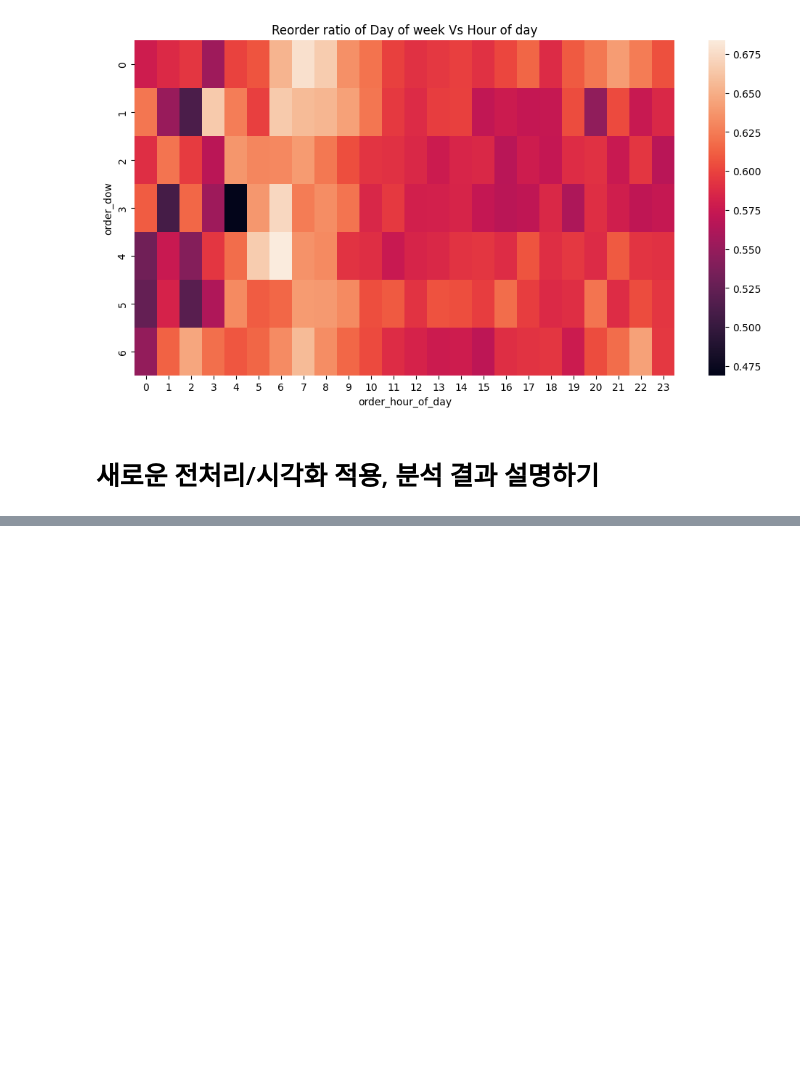
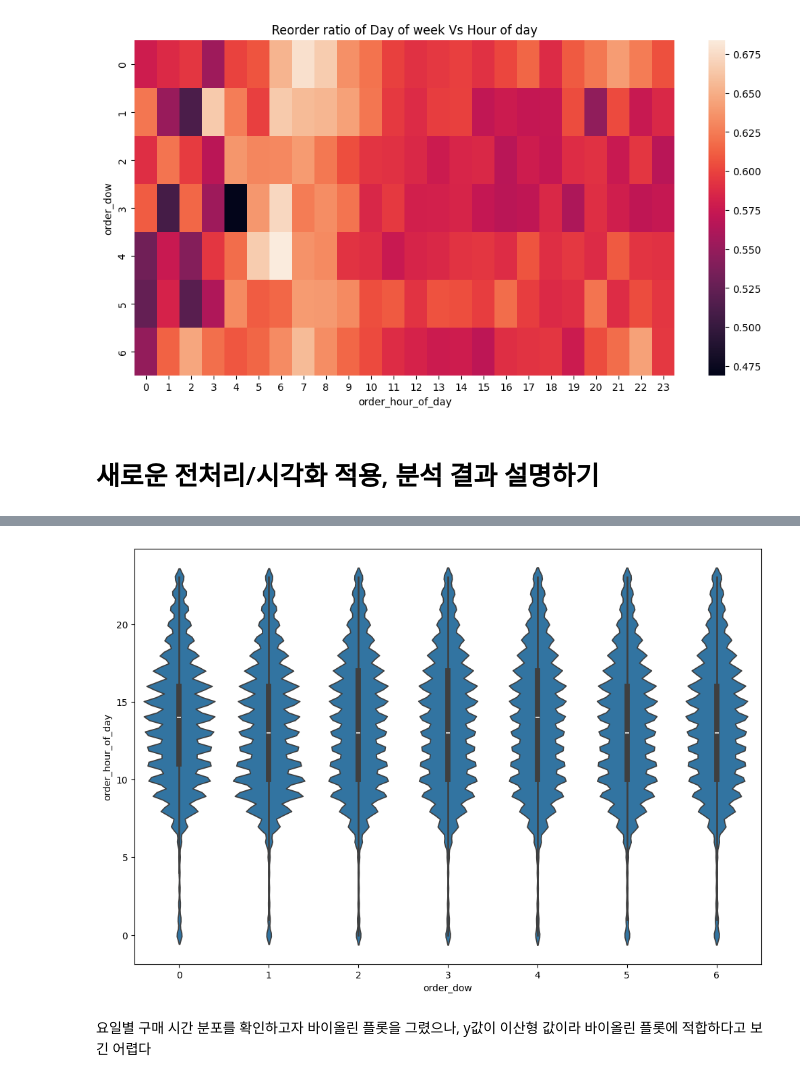
Before and after one commit to alscop/ESAA-25-2, a Jupyter notebook: ESAA_YB_week_03_1.ipynb, the cells around one changed output, grey strips where cells are left out. Cells and saved outputs as stored; diff of their text form; code cells hidden in the pictures; blank space fills up the shorter version.

```diff
--- a/ESAA_YB_week_03_1.ipynb
+++ b/ESAA_YB_week_03_1.ipynb
@@ -431,2 +441,8 @@ plt.show()
 # %%
 plt.figure(figsize=(12,8))
+sns.violinplot(y='order_hour_of_day', x='order_dow', data=orders_df)
+plt.show()
+# %% [output]
+[figure, added]
+# %% [markdown]
+요일별 구매 시간 분포를 확인하고자 바이올린 플롯을 그렸으나, y값이 이산형 값이라 바이올린 플롯에 적합하다고 보긴 어렵다
```
Also changed, not shown: parts of 1 cell of this notebook.
